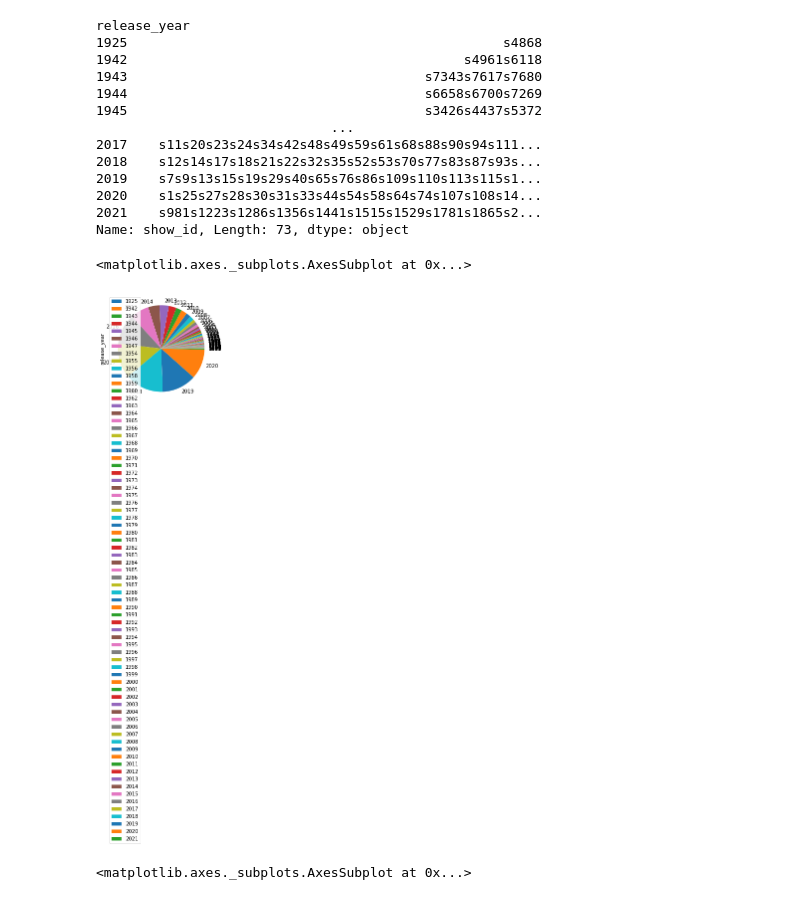
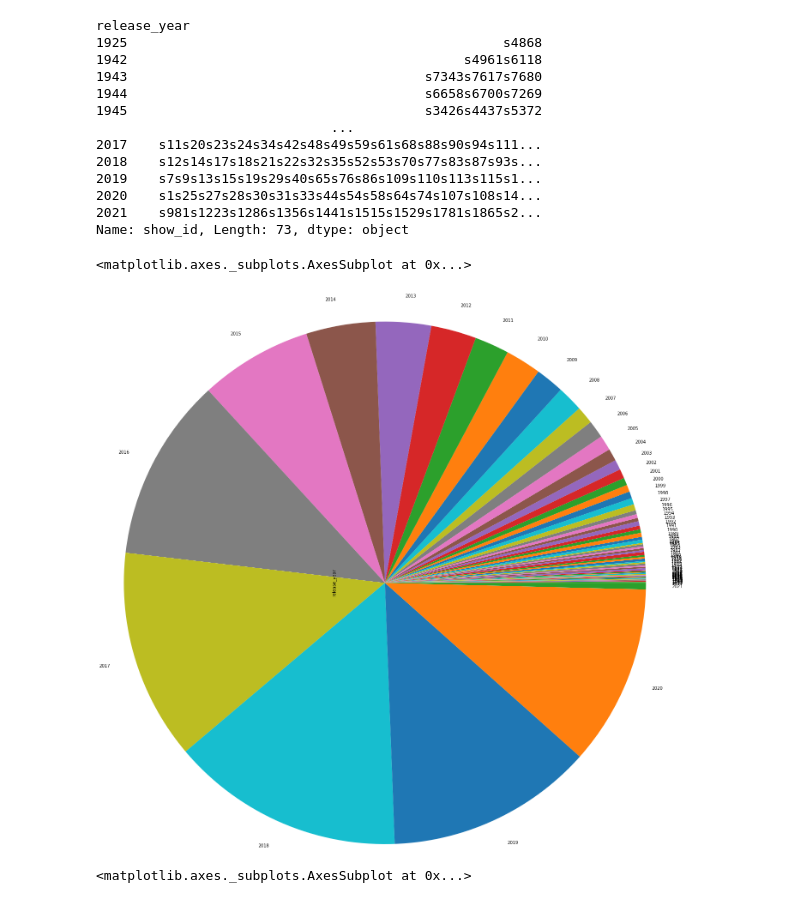
Before and after one commit to nidhales/python, a Jupyter notebook: netflix_tutles_analyser.ipynb, the cells around one changed output. Cells and saved outputs as stored; diff of their text form; code cells hidden in the pictures.

```diff
--- a/netflix_tutles_analyser.ipynb
+++ b/netflix_tutles_analyser.ipynb
@@ -15,4 +15 @@ freq                           1
 Name: title, dtype: object
-# %%
-df.release_year=df.release_year.apply(lambda x:x.replace("$",""))
-df.release_year=df.release_year.astype(object)
@@ -197,10 +215,10 @@ release_year
 2021    s981s1223s1286s1356s1441s1515s1529s1781s1865s2...
 Name: show_id, Length: 73, dtype: object
 # %%
-df.groupby("release_year")["release_year"].sum().plot.pie(legend=True)
+df.groupby("release_year")["release_year"].sum().plot.pie(radius=7)
 # %% [output]
 <matplotlib.axes._subplots.AxesSubplot at 0x...>
-[figure, old version]
+[figure, new version]
 # %%
 df.groupby("type")["release_year"].sum().plot.bar(rot=45, legend=True)
 # %% [output]
```
Also changed, not shown: parts of 7 cells of this notebook.
